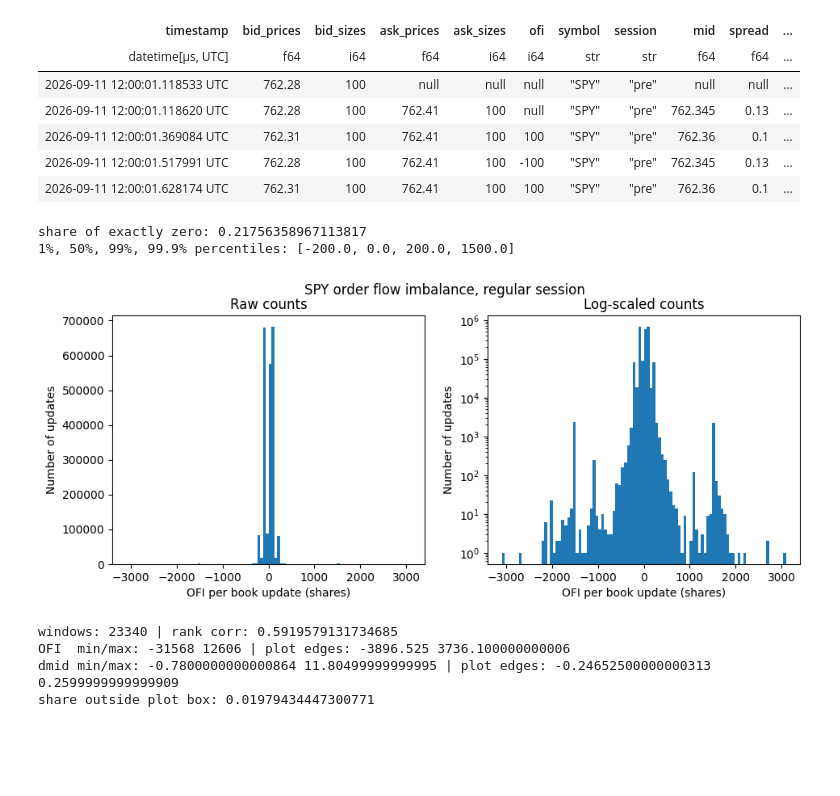
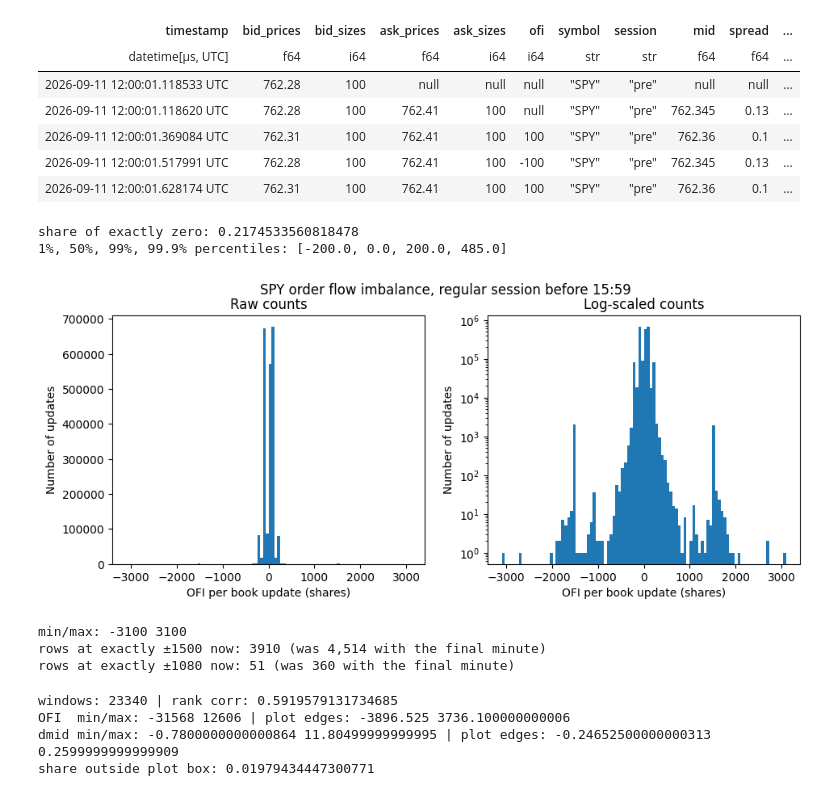
Before and after one commit to Varshareddy016/iex-order-flow-imbalance, a Jupyter notebook: notebooks/phase2_analysis.ipynb, the cells around one changed output. Saved outputs shown, nothing was run; the diff lists cells and outputs as text; code cells hidden in the pictures; blank space fills up the shorter version.

Commit message:
Redo SPY OFI histogram without closing minute

```diff
--- a/notebooks/phase2_analysis.ipynb
+++ b/notebooks/phase2_analysis.ipynb
@@ -21,29 +21,37 @@ shape: (5, 11)
 # %%
 (ROOT / "figures").mkdir(exist_ok=True)
 
+ny = pl.col("timestamp").dt.convert_time_zone("America/New_York")
 spy = (book.filter((pl.col("symbol") == "SPY") & (pl.col("session") == "regular"))
+           .filter((ny.dt.hour() < 15) | ((ny.dt.hour() == 15) & (ny.dt.minute() < 59)))
            .drop_nulls("ofi"))
 ofi = spy["ofi"].to_numpy()
 print("share of exactly zero:", (ofi == 0).mean())
 print("1%, 50%, 99%, 99.9% percentiles:", [float(x) for x in
       __import__("numpy").percentile(ofi, [1, 50, 99, 99.9])])
 
 fig, ax = plt.subplots(1, 2, figsize=(11, 4))
 ax[0].hist(ofi, bins=100)
 ax[0].set_title("Raw counts")
 ax[1].hist(ofi, bins=100)
 ax[1].set_yscale("log")
 ax[1].set_title("Log-scaled counts")
 for a in ax:
     a.set_xlabel("OFI per book update (shares)")
     a.set_ylabel("Number of updates")
-fig.suptitle("SPY order flow imbalance, regular session")
+fig.suptitle("SPY order flow imbalance, regular session before 15:59")
 fig.savefig(ROOT / "figures" / "01_spy_ofi_distribution.png", dpi=150, bbox_inches="tight")
 plt.show()
+print("min/max:", ofi.min(), ofi.max())
+print("rows at exactly ±1500 now:", spy.filter(pl.col("ofi").abs() == 1500).height, "(was 4,514 with the final minute)")
+print("rows at exactly ±1080 now:", spy.filter(pl.col("ofi").abs() == 1080).height, "(was 360 with the final minute)")
 # %% [output]
-share of exactly zero: 0.21756358967113817
-1%, 50%, 99%, 99.9% percentiles: [-200.0, 0.0, 200.0, 1500.0]
+share of exactly zero: 0.2174533560818478
+1%, 50%, 99%, 99.9% percentiles: [-200.0, 0.0, 200.0, 485.0]
-[figure, old version]
+[figure, new version]
+min/max: -3100 3100
+rows at exactly ±1500 now: 3910 (was 4,514 with the final minute)
+rows at exactly ±1080 now: 51 (was 360 with the final minute)
 # %%
 import numpy as np
 
```
Also changed, not shown: parts of 7 cells of this notebook, 5 other files.
